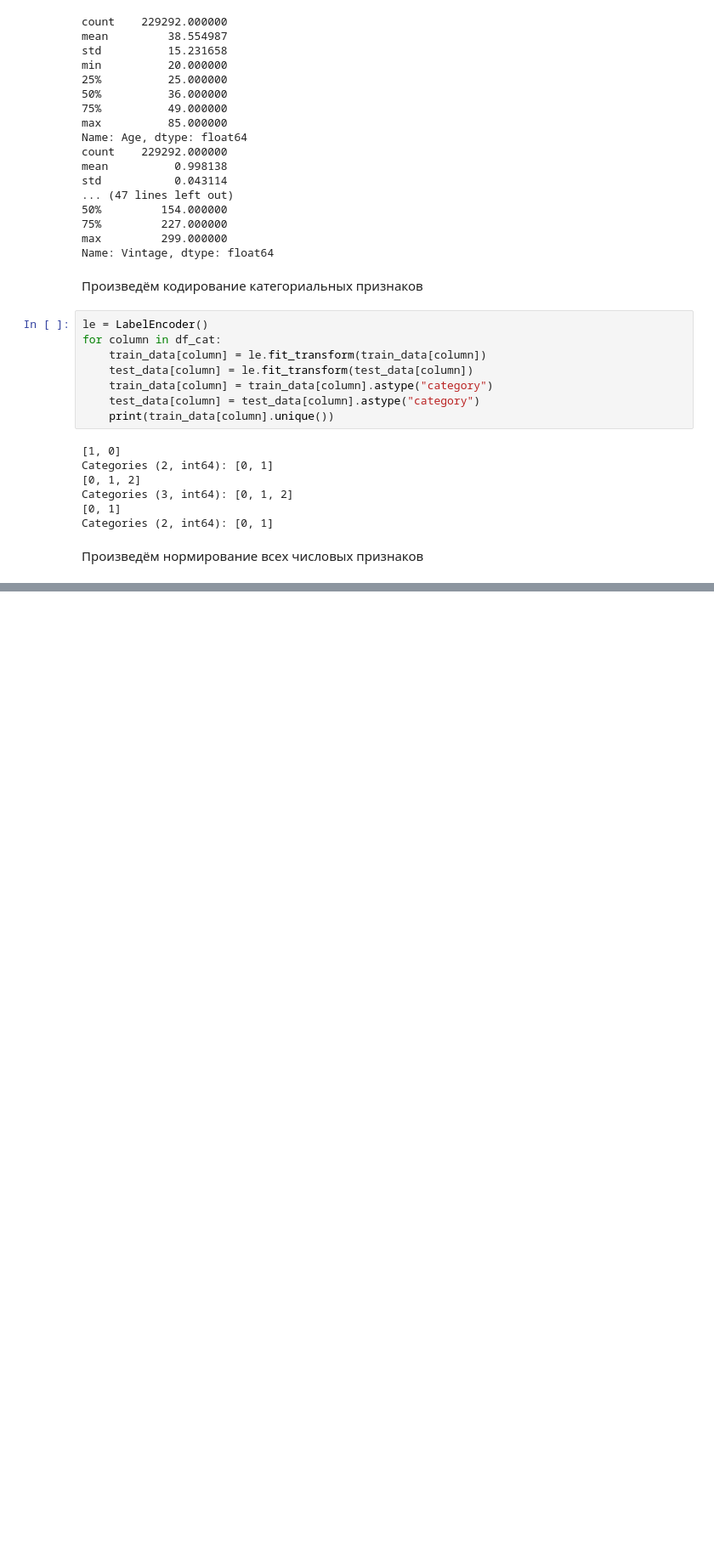
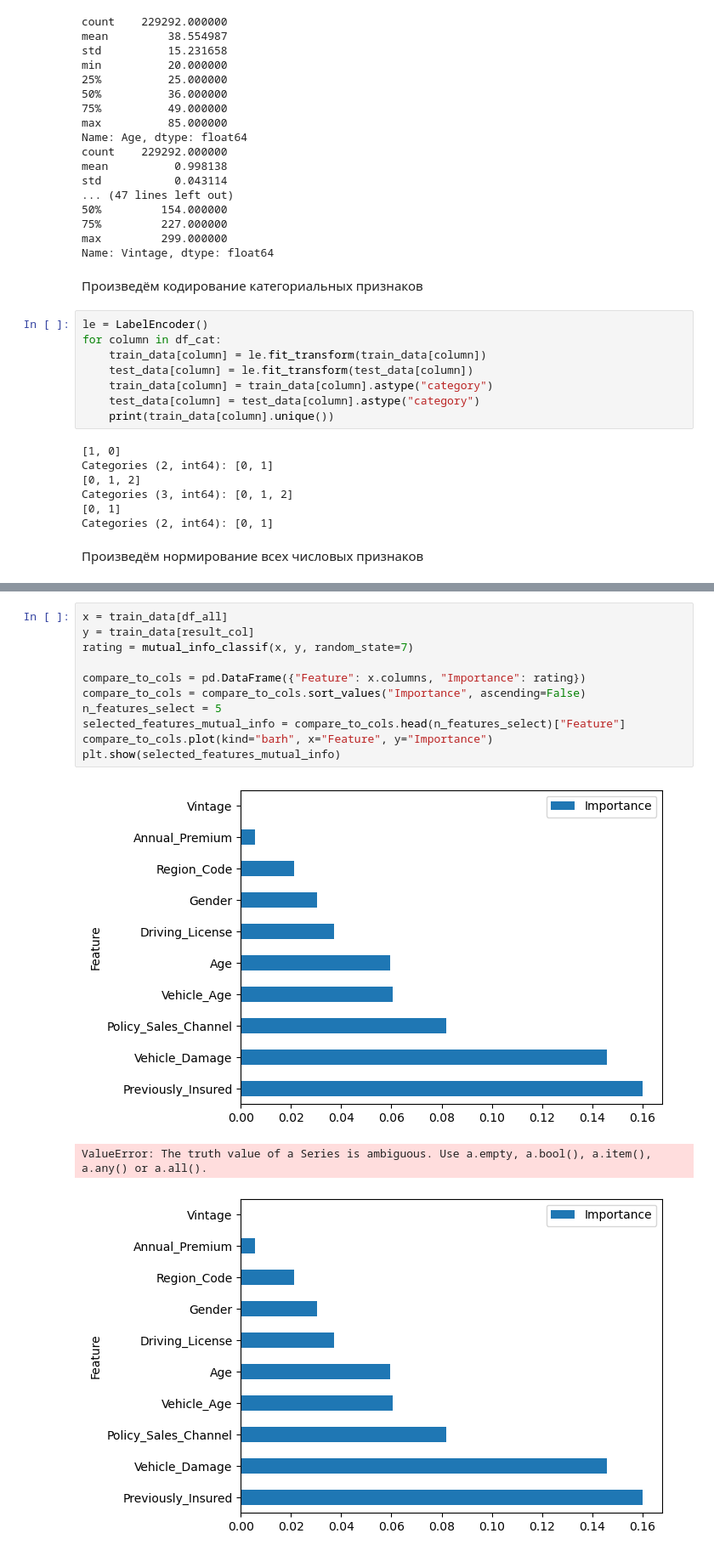
Before and after one commit to fongradnastya/data_analysis_2, a Jupyter notebook: notebooks/work.ipynb, the cells around one changed output, grey strips where cells are left out. Shown at 85% size. Saved outputs shown, nothing was run; the diff lists cells and outputs as text; blank space fills up the shorter version.

```diff
--- a/notebooks/work.ipynb
+++ b/notebooks/work.ipynb
@@ -104,0 +111,15 @@ train_data.describe()
+# %%
+x = train_data[df_all]
+y = train_data[result_col]
+rating = mutual_info_classif(x, y, random_state=7)
+
+compare_to_cols = pd.DataFrame({"Feature": x.columns, "Importance": rating})
+compare_to_cols = compare_to_cols.sort_values("Importance", ascending=False)
+n_features_select = 5
+selected_features_mutual_info = compare_to_cols.head(n_features_select)["Feature"]
+compare_to_cols.plot(kind="barh", x="Feature", y="Importance")
+plt.show(selected_features_mutual_info)
+# %% [output]
+[figure, added]
+ValueError: The truth value of a Series is ambiguous. Use a.empty, a.bool(), a.item(), a.any() or a.all().
+[figure, added]
```
Also changed, not shown: parts of 9 cells of this notebook.
